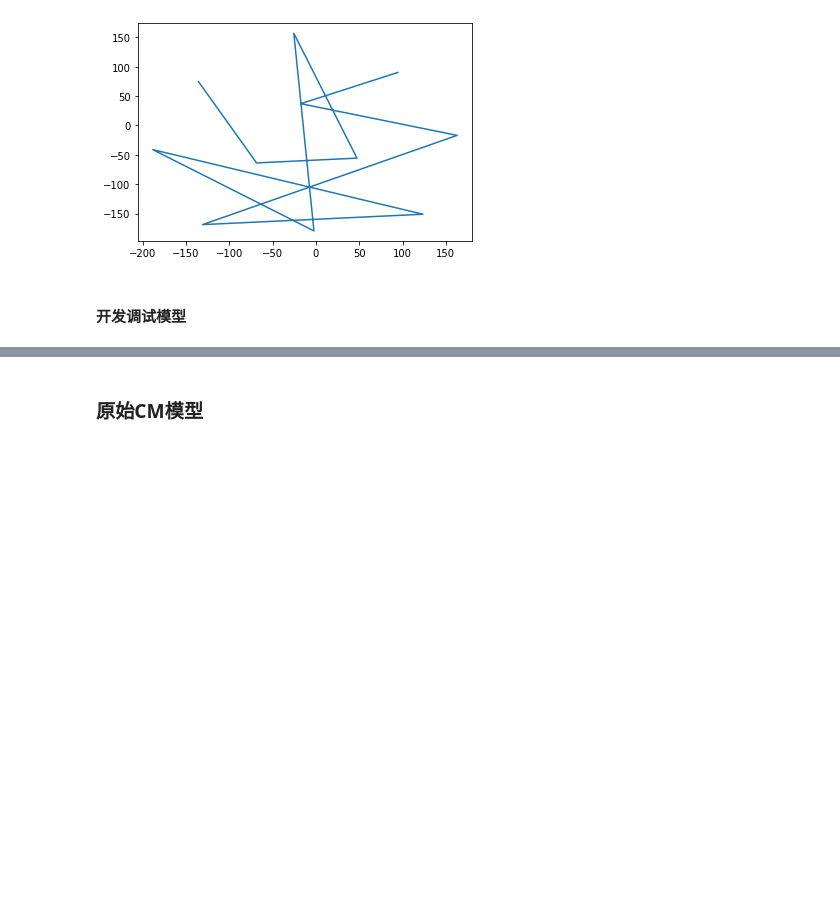
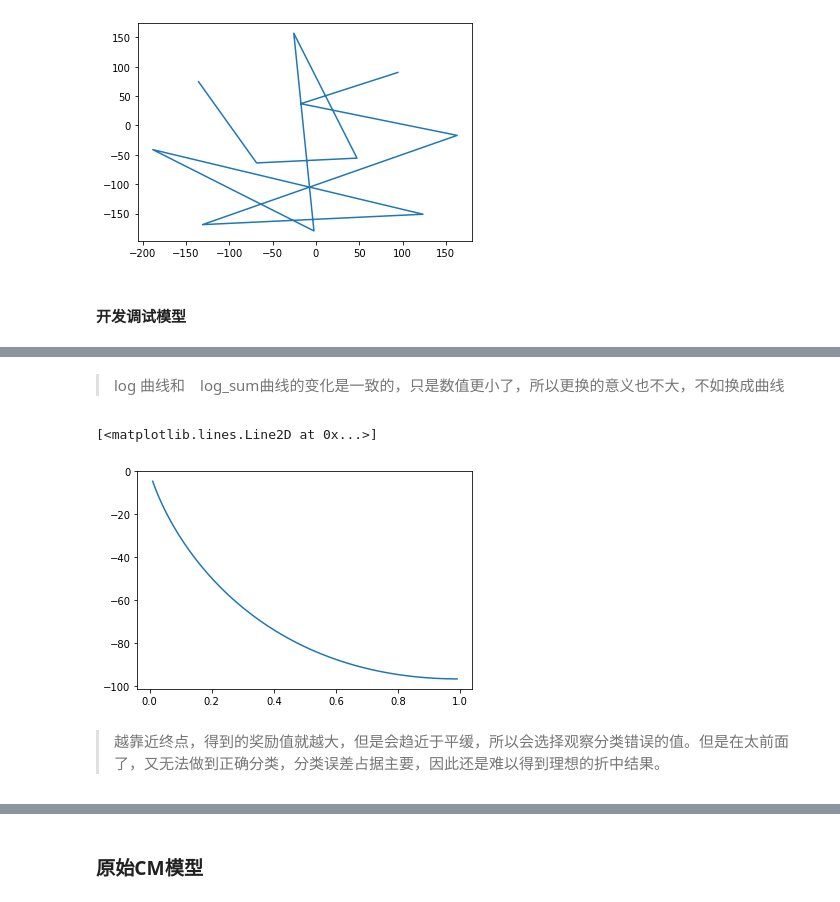
Before and after one commit to LuMelon/ERD, a Jupyter notebook: baslines/ERDProj/ERD.ipynb, the cells around one changed output, grey strips where cells are left out. Cells and saved outputs as stored; diff of their text form; code cells hidden in the pictures; blank space fills up the shorter version.

```diff
--- a/baslines/ERDProj/ERD.ipynb
+++ b/baslines/ERDProj/ERD.ipynb
@@ -617,3 +747,12 @@ plt.plot(Y[:, 0], Y[:, 1])
+# %% [markdown]
+> log 曲线和　log_sum曲线的变化是一致的，只是数值更小了，所以更换的意义也不大，不如换成曲线
+# %%
+plt.plot(x, y2)
+# %% [output]
+[<matplotlib.lines.Line2D at 0x...>]
+[figure, added]
+# %% [markdown]
+> 越靠近终点，得到的奖励值就越大，但是会趋近于平缓，所以会选择观察分类错误的值。但是在太前面了，又无法做到正确分类，分类误差占据主要，因此还是难以得到理想的折中结果。
 # %%
 t_steps=10000,
 stage=0
```
Also changed, not shown: parts of 83 cells of this notebook, 2 other files.
